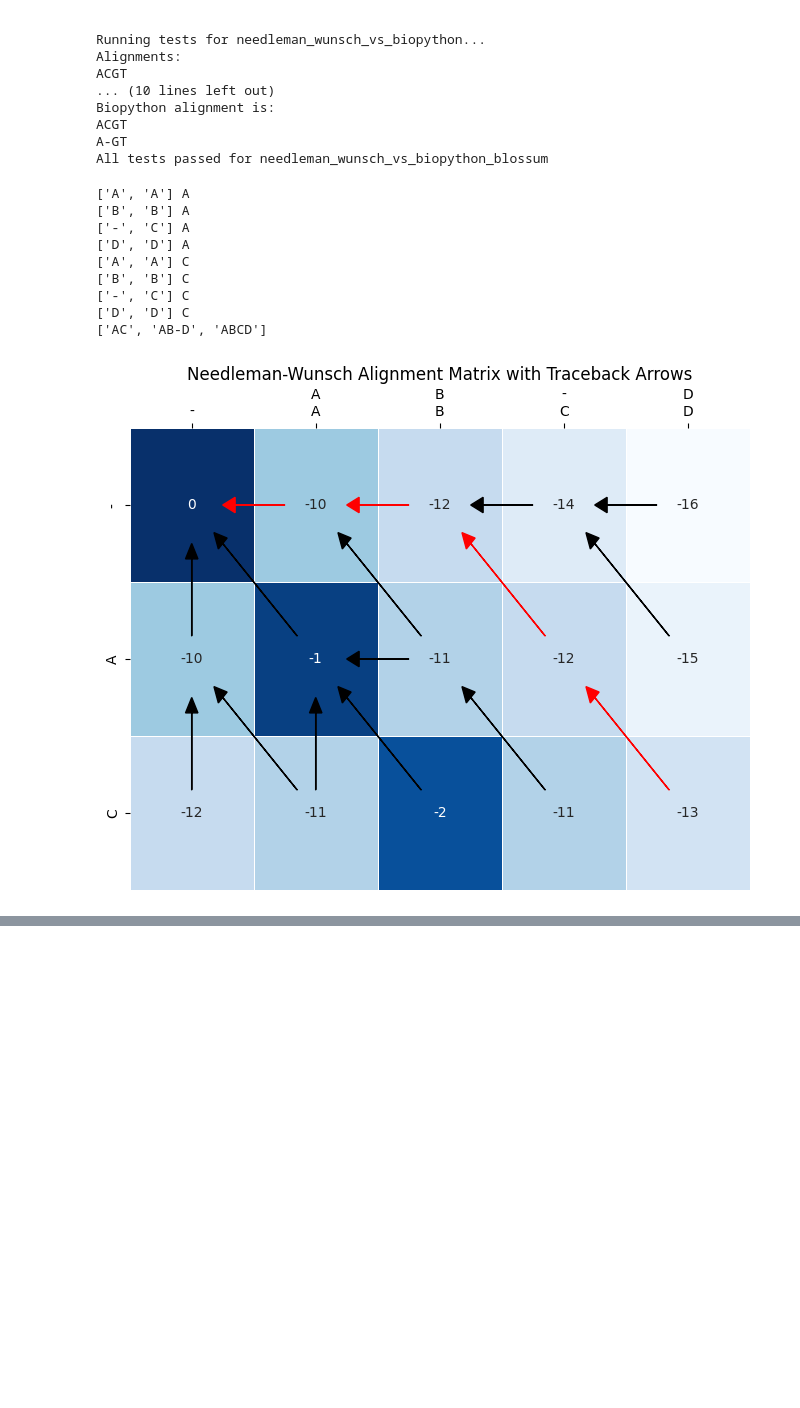
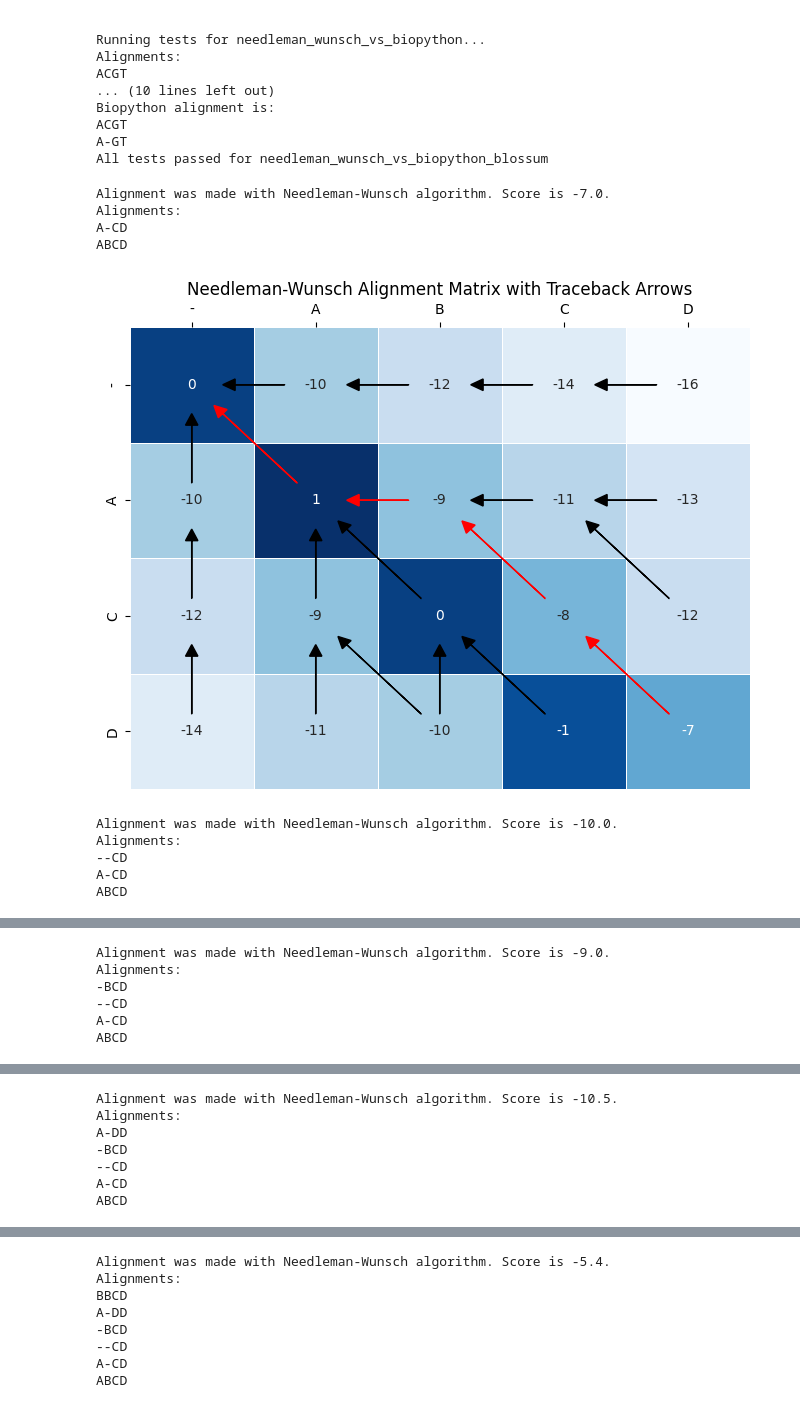
Before and after one commit to akochergina/protein-alignments, a Jupyter notebook: notebooks/nw_extension_dev.ipynb, the cells around one changed output, grey strips where cells are left out. Drawn from its saved outputs; the diff is of its cells as text; code cells hidden in the pictures; blank space fills up the shorter version.

Commit message:
nw function added fo n sequences

```diff
--- a/notebooks/nw_extension_dev.ipynb
+++ b/notebooks/nw_extension_dev.ipynb
@@ -202,21 +50,29 @@ def plot_nw_matrix_multidim(matrix, arrow_matrix, sequences):
 # %%
 seq='AC'
-previous_alignment=['AB-D', 'ABCD', 'A-CD', '--C-', '-B-D', 'A-DD', 'BBC-']
+previous_alignment=['ABCD', 'ABCD', 'A-CD', '--CD', '-BCD', 'A-DD', 'BBCD']
+# previous_alignment=['ABCD']
 identity_score=1
 substitution_score=-1
 gap_opening_score=-10
 gap_extension_score = -2
 
-matrix, arrow_matrix = fill_needleman_wunsch_matrix_multidim(seq, previous_alignment, False, gap_opening_score, gap_extension_score, identity_score, substitution_score)
-plot_nw_matrix_multidim(matrix, arrow_matrix, [seq]+previous_alignment)
+#matrix, arrow_matrix = fill_needleman_wunsch_matrix_multidim(seq, previous_alignment, False, gap_opening_score, gap_extension_score, identity_score, substitution_score)
+#matrix_test, arrow_matrix_test = fill_needleman_wunsch_matrix([seq, previous_alignment[0]], False, gap_opening_score, gap_extension_score, identity_score, substitution_score)
+
+# plot_nw_matrix(matrix_test, arrow_matrix_test, [seq]+previous_alignment)
+# plot_nw_matrix(matrix, arrow_matrix, [seq]+previous_alignment)
+# needleman_wunsch_step(seq, previous_alignment, True, gap_opening_score, gap_extension_score, True, identity_score, substitution_score)
+
+sequences = ['ABCD', 'ABCD', 'ACD', 'CD', 'BCD', 'ADD', 'BBCD']
+needleman_wunsch(sequences, False, gap_opening_score, gap_extension_score, True, identity_score, substitution_score)
 # %% [output]
-['A', 'A'] A
-['B', 'B'] A
-['-', 'C'] A
-['D', 'D'] A
-['A', 'A'] C
-['B', 'B'] C
-['-', 'C'] C
-['D', 'D'] C
-['AC', 'AB-D', 'ABCD']
+Alignment was made with Needleman-Wunsch algorithm. Score is -7.0.
+Alignments:
+A-CD
+ABCD
-[figure, old version]
+[figure, new version]
+Alignment was made with Needleman-Wunsch algorithm. Score is -10.0.
+Alignments:
+--CD
+A-CD
+ABCD
@@ -222,0 +80,6 @@ plot_nw_matrix_multidim(matrix, arrow_matrix, [seq]+previous_alignment)
+Alignment was made with Needleman-Wunsch algorithm. Score is -9.0.
+Alignments:
+-BCD
+--CD
+A-CD
+ABCD
@@ -222,0 +87,7 @@ plot_nw_matrix_multidim(matrix, arrow_matrix, [seq]+previous_alignment)
+Alignment was made with Needleman-Wunsch algorithm. Score is -10.5.
+Alignments:
+A-DD
+-BCD
+--CD
+A-CD
+ABCD
@@ -222,0 +95,8 @@ plot_nw_matrix_multidim(matrix, arrow_matrix, [seq]+previous_alignment)
+Alignment was made with Needleman-Wunsch algorithm. Score is -5.4.
+Alignments:
+BBCD
+A-DD
+-BCD
+--CD
+A-CD
+ABCD
```
Also changed, not shown: parts of 3 cells of this notebook, 1 other file.
